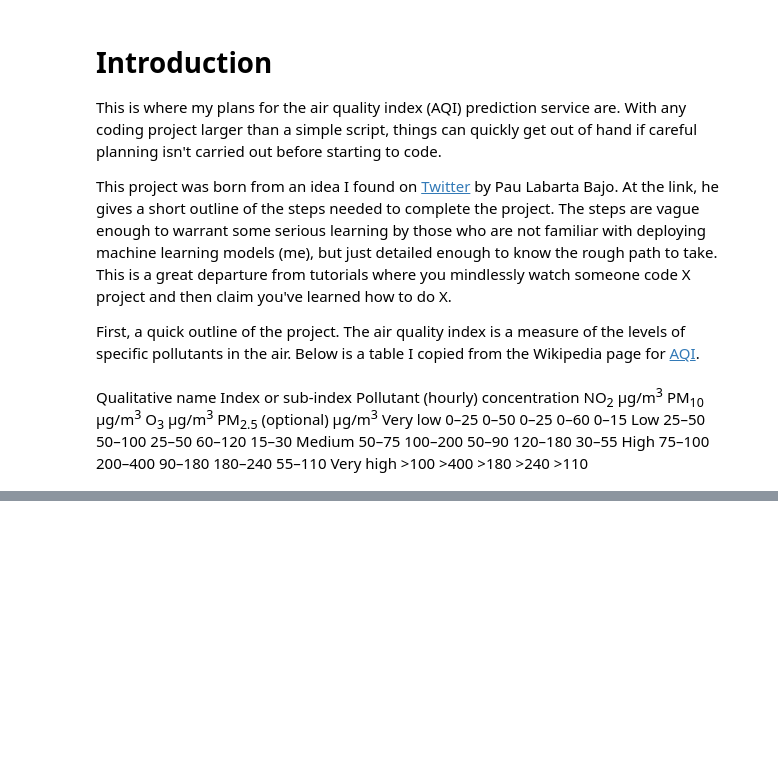
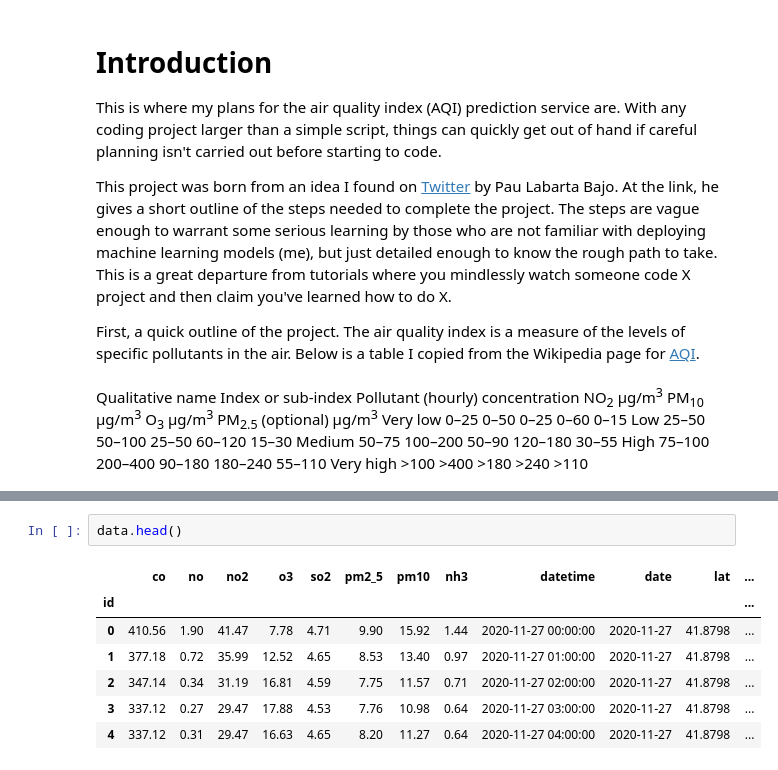
Before and after one commit to achi113s/AQIPrediction, a Jupyter notebook: planning.ipynb, the cells around one changed output, grey strips where cells are left out. Drawn from its saved outputs; the diff is of its cells as text; blank space fills up the shorter version.

```diff
--- a/planning.ipynb
+++ b/planning.ipynb
@@ -149,0 +134,10 @@ data
+# %%
+data.head()
+# %% [output]
+|  | co | no | no2 | o3 | so2 | pm2_5 | pm10 | nh3 | datetime | date | lat | ... |
+| id |  |  |  |  |  |  |  |  |  |  |  | ... |
+| 0 | 410.56 | 1.90 | 41.47 | 7.78 | 4.71 | 9.90 | 15.92 | 1.44 | 2020-11-27 00:00:00 | 2020-11-27 | 41.8798 | ... |
+| 1 | 377.18 | 0.72 | 35.99 | 12.52 | 4.65 | 8.53 | 13.40 | 0.97 | 2020-11-27 01:00:00 | 2020-11-27 | 41.8798 | ... |
+| 2 | 347.14 | 0.34 | 31.19 | 16.81 | 4.59 | 7.75 | 11.57 | 0.71 | 2020-11-27 02:00:00 | 2020-11-27 | 41.8798 | ... |
+| 3 | 337.12 | 0.27 | 29.47 | 17.88 | 4.53 | 7.76 | 10.98 | 0.64 | 2020-11-27 03:00:00 | 2020-11-27 | 41.8798 | ... |
+| 4 | 337.12 | 0.31 | 29.47 | 16.63 | 4.65 | 8.20 | 11.27 | 0.64 | 2020-11-27 04:00:00 | 2020-11-27 | 41.8798 | ... |
```
Also changed, not shown: parts of 11 cells of this notebook.
